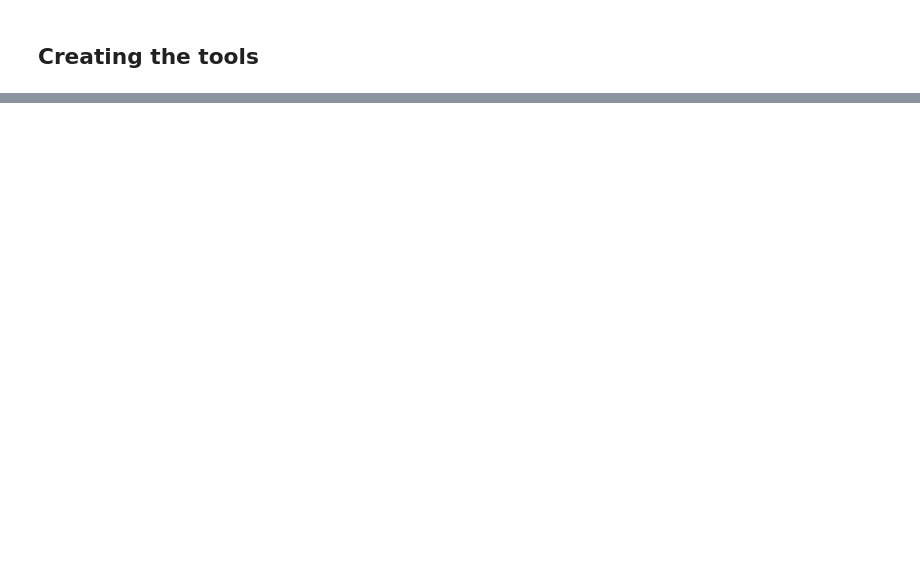
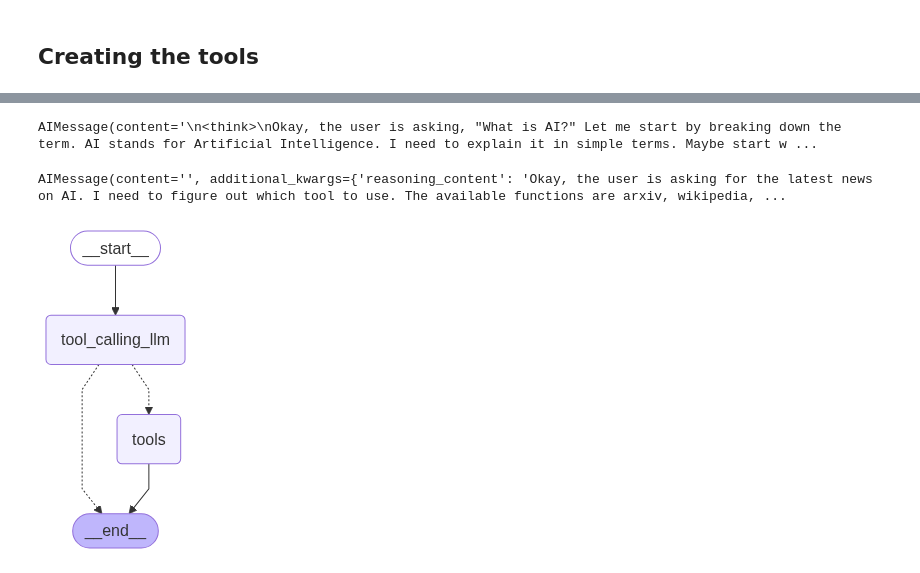
Before and after one commit to shaunnoeljose/Pydantic_LangGraph, a Jupyter notebook: LangGraph_Chatbot/chatbot_multipletools.ipynb, the cells around one changed output, grey strips where cells are left out. Cells and saved outputs as stored; diff of their text form; code cells hidden in the pictures; blank space fills up the shorter version.

Commit message:
pushing LangGraph chatbot

```diff
--- a/LangGraph_Chatbot/chatbot_multipletools.ipynb
+++ b/LangGraph_Chatbot/chatbot_multipletools.ipynb
@@ -16,0 +54,61 @@ arxiv
+# %%
+#Combing the tools to integrate with the LLM
+tools = [arxiv, wiki, tavily]
+
+#Intialize the LLM model
+from langchain_groq import ChatGroq
+
+llm = ChatGroq(model = "qwen-qwq-32b")
+
+# llm.invoke("What is AI")
+# %% [output]
+AIMessage(content='\n<think>\nOkay, the user is asking, "What is AI?" Let me start by breaking down the term. AI stands for Artificial Intelligence. I need to explain it in simple terms. Maybe start w ...
+# %%
+llm_with_tools = llm.bind_tools(tools=tools)
+
+# Execute the call
+llm_with_tools.invoke("what is the latest news on AI")
+# %% [output]
+AIMessage(content='', additional_kwargs={'reasoning_content': 'Okay, the user is asking for the latest news on AI. I need to figure out which tool to use. The available functions are arxiv, wikipedia, ...
+# %%
+##Creating workflow for langGraph Application
+
+#State Schema
+from typing_extensions import TypedDict
+from langchain_core.messages import AnyMessage #Human message or AI message
+from typing import Annotated #Labeling
+from langgraph.graph.message import add_messages #Reducers in Langgraph
+
+class State(TypedDict):
+    messages: Annotated[list[AnyMessage], add_messages] #add_messages will append the messages as it is a reducer
+# %%
+#Creating the chatbot with LangGraph
+from IPython.display import Image, display
+from langgraph.graph import StateGraph, START, END
+from langgraph.prebuilt import ToolNode
+from langgraph.prebuilt import tools_condition
+
+#Node definition
+def tool_calling_llm(state:State):
+    return{"messages":[llm_with_tools.invoke(state["messages"])]}
+
+#build graph
+builder = StateGraph(State)
+builder.add_node("tool_calling_llm", tool_calling_llm)
+builder.add_node("tools",ToolNode(tools))
+
+#Adding edges
+builder.add_edge(START,"tool_calling_llm")
+builder.add_conditional_edges("tool_calling_llm",
+                              ##if the latest message from assistant is a tool call ---> tools_condition routes to tools
+                              ##else if not a tool call --> tools_condition routes to END
+                              tools_condition,
+                              )
+builder.add_edge("tools", END)
+
+graph = builder.compile()
+
+#Viewing the graph
+display(Image(graph.get_graph().draw_mermaid_png()))
+# %% [output]
+[figure, added]
```
Also changed, not shown: parts of 8 cells of this notebook, 1 other file.
